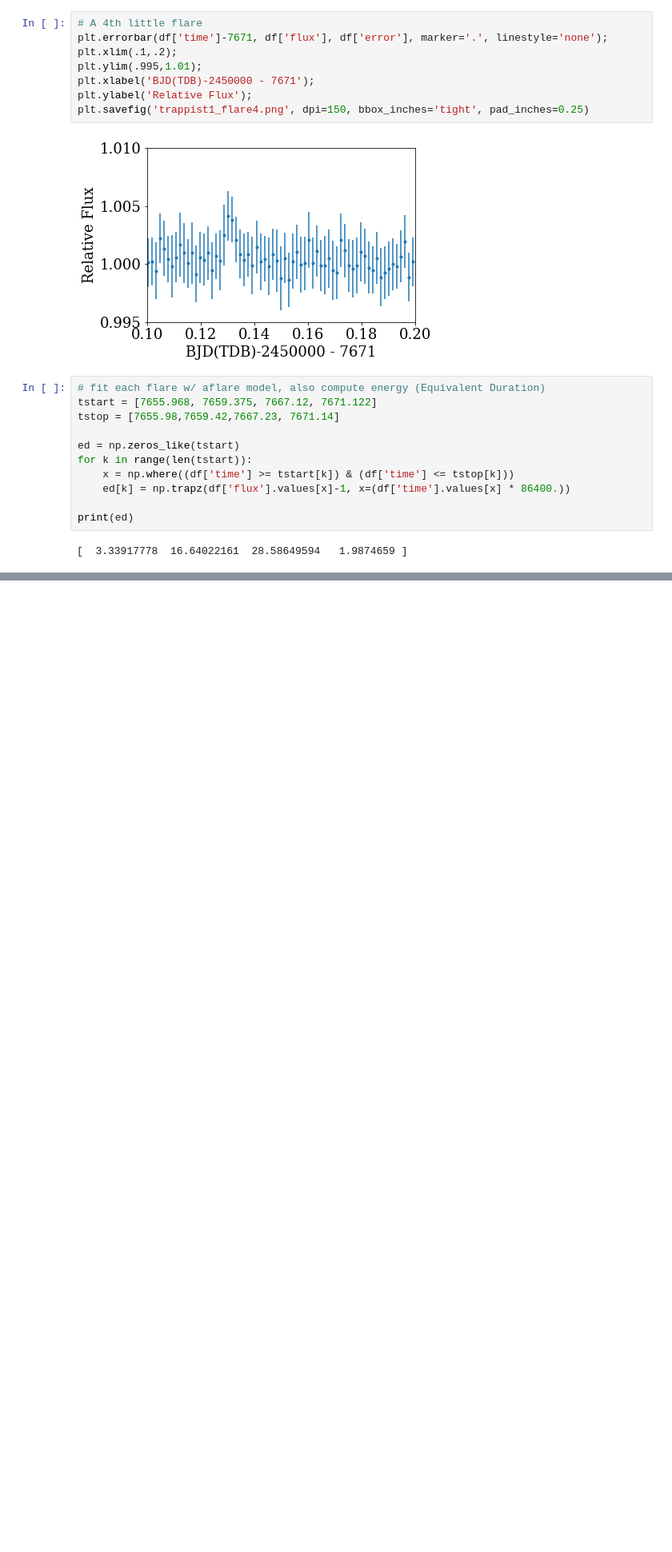
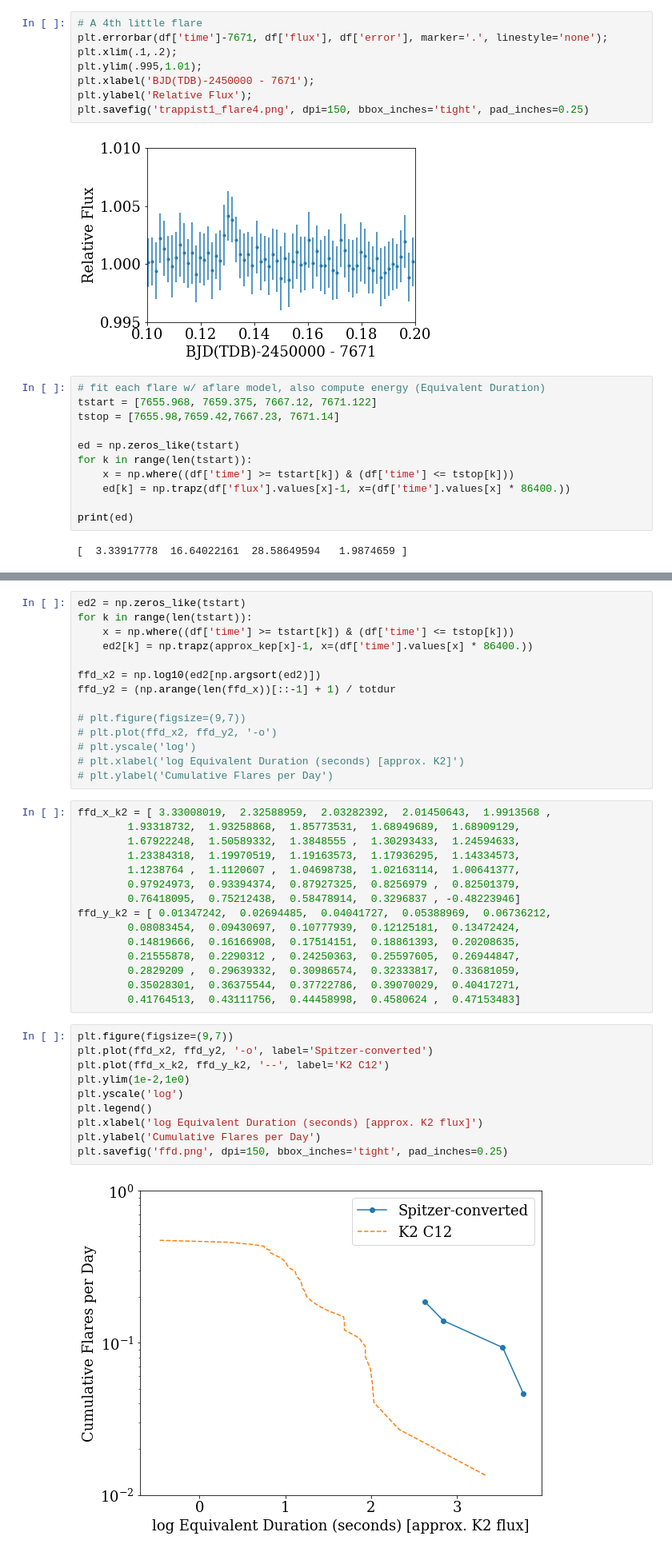
Before and after one commit to jradavenport/trappist1_IRflares, a Jupyter notebook: explore.ipynb, the cells around one changed output, grey strips where cells are left out. Shown at 80% size. Cells and saved outputs as stored; diff of their text form; blank space fills up the shorter version.

```diff
--- a/explore.ipynb
+++ b/explore.ipynb
@@ -100,0 +139,41 @@ this allows me to use the Flare model from Davenport+2012 to put the FFDs on the
+# %%
+ed2 = np.zeros_like(tstart)
+for k in range(len(tstart)):
+    x = np.where((df['time'] >= tstart[k]) & (df['time'] <= tstop[k]))
+    ed2[k] = np.trapz(approx_kep[x]-1, x=(df['time'].values[x] * 86400.))
+
+ffd_x2 = np.log10(ed2[np.argsort(ed2)])
+ffd_y2 = (np.arange(len(ffd_x))[::-1] + 1) / totdur
+
+# plt.figure(figsize=(9,7))
+# plt.plot(ffd_x2, ffd_y2, '-o')
+# plt.yscale('log')
+# plt.xlabel('log Equivalent Duration (seconds) [approx. K2]')
+# plt.ylabel('Cumulative Flares per Day')
+# %%
+ffd_x_k2 = [ 3.33008019,  2.32588959,  2.03282392,  2.01450643,  1.9913568 ,
+        1.93318732,  1.93258868,  1.85773531,  1.68949689,  1.68909129,
+        1.67922248,  1.50589332,  1.3848555 ,  1.30293433,  1.24594633,
+        1.23384318,  1.19970519,  1.19163573,  1.17936295,  1.14334573,
+        1.1238764 ,  1.1120607 ,  1.04698738,  1.02163114,  1.00641377,
+        0.97924973,  0.93394374,  0.87927325,  0.8256979 ,  0.82501379,
+        0.76418095,  0.75212438,  0.58478914,  0.3296837 , -0.48223946]
+ffd_y_k2 = [ 0.01347242,  0.02694485,  0.04041727,  0.05388969,  0.06736212,
+        0.08083454,  0.09430697,  0.10777939,  0.12125181,  0.13472424,
+        0.14819666,  0.16166908,  0.17514151,  0.18861393,  0.20208635,
+        0.21555878,  0.2290312 ,  0.24250363,  0.25597605,  0.26944847,
+        0.2829209 ,  0.29639332,  0.30986574,  0.32333817,  0.33681059,
+        0.35028301,  0.36375544,  0.37722786,  0.39070029,  0.40417271,
+        0.41764513,  0.43111756,  0.44458998,  0.4580624 ,  0.47153483]
+# %%
+plt.figure(figsize=(9,7))
+plt.plot(ffd_x2, ffd_y2, '-o', label='Spitzer-converted')
+plt.plot(ffd_x_k2, ffd_y_k2, '--', label='K2 C12')
+plt.ylim(1e-2,1e0)
+plt.yscale('log')
+plt.legend()
+plt.xlabel('log Equivalent Duration (seconds) [approx. K2 flux]')
+plt.ylabel('Cumulative Flares per Day')
+plt.savefig('ffd.png', dpi=150, bbox_inches='tight', pad_inches=0.25)
+# %% [output]
+[figure, added]
```
Also changed, not shown: parts of 7 cells of this notebook, 1 other file.
